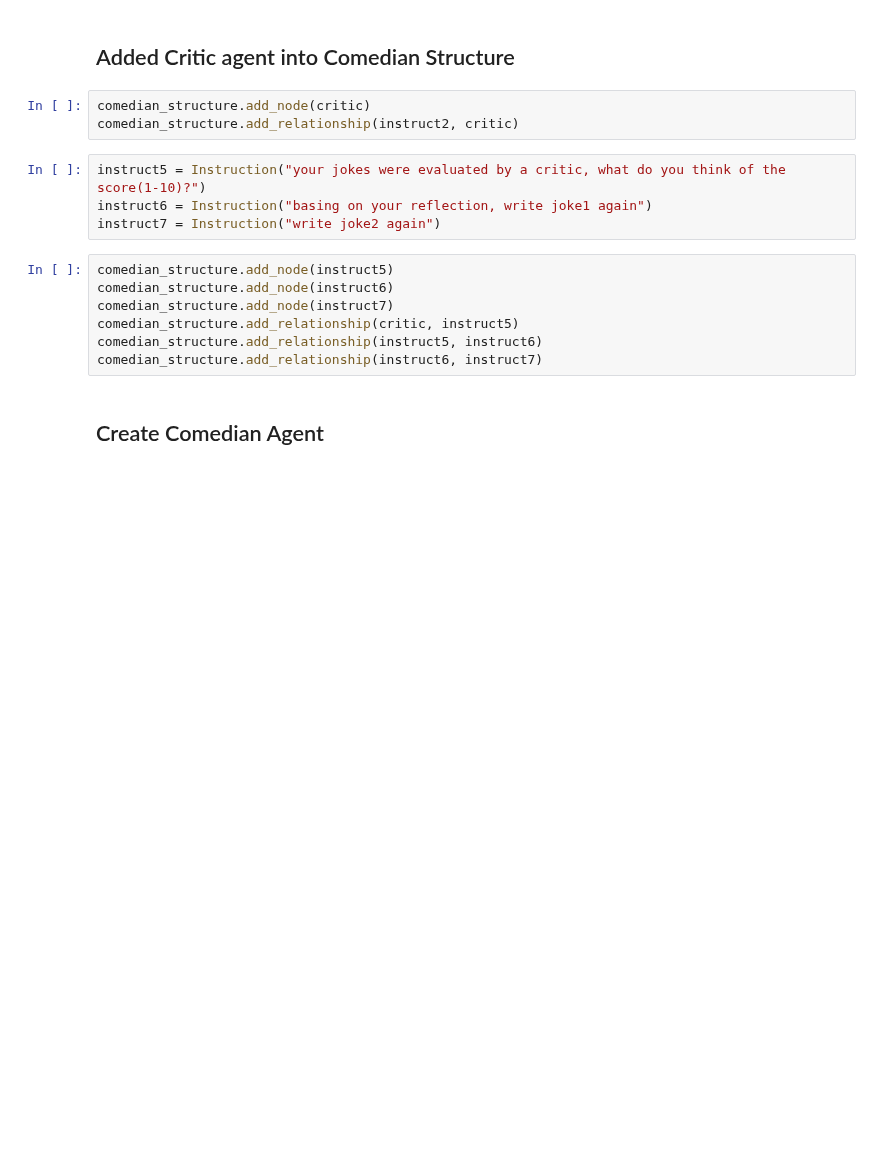
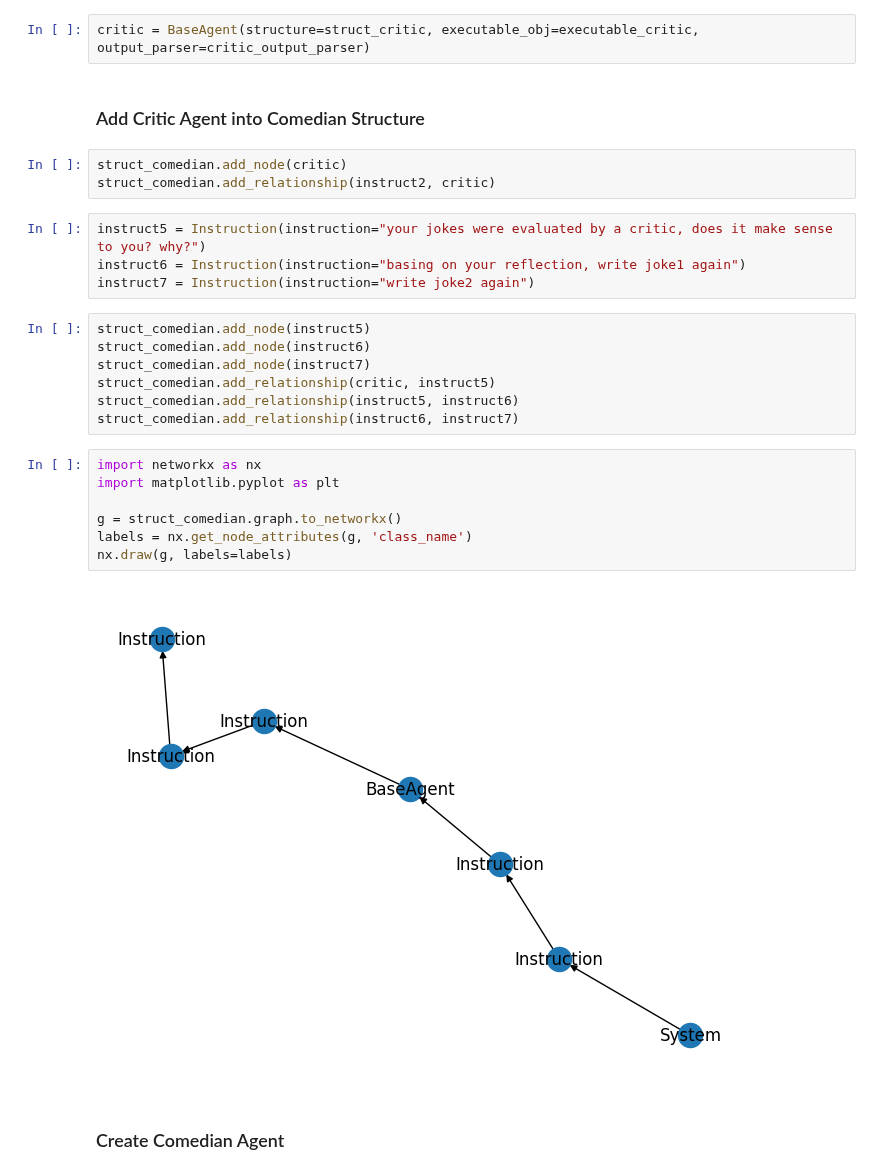
Before and after one commit to lion-agi/lionagi, a Jupyter notebook: notebooks/lion_agent.ipynb, the cells around one changed output. Saved outputs shown, nothing was run; the diff lists cells and outputs as text; blank space fills up the shorter version.

Commit message:
Update Agent Notebooks

```diff
--- a/notebooks/lion_agent.ipynb
+++ b/notebooks/lion_agent.ipynb
@@ -44,20 +40,31 @@ critic = BaseAgent(
+# %%
+critic = BaseAgent(structure=struct_critic, executable_obj=executable_critic, output_parser=critic_output_parser)
 # %% [markdown]
-## Added Critic agent into Comedian Structure
+### Add Critic Agent into Comedian Structure
 # %%
-comedian_structure.add_node(critic)
-comedian_structure.add_relationship(instruct2, critic)
+struct_comedian.add_node(critic)
+struct_comedian.add_relationship(instruct2, critic)
 # %%
-instruct5 = Instruction("your jokes were evaluated by a critic, what do you think of the score(1-10)?")
-instruct6 = Instruction("basing on your reflection, write joke1 again")
-instruct7 = Instruction("write joke2 again")
+instruct5 = Instruction(instruction="your jokes were evaluated by a critic, does it make sense to you? why?")
+instruct6 = Instruction(instruction="basing on your reflection, write joke1 again")
+instruct7 = Instruction(instruction="write joke2 again")
 # %%
-comedian_structure.add_node(instruct5)
-comedian_structure.add_node(instruct6)
-comedian_structure.add_node(instruct7)
-comedian_structure.add_relationship(critic, instruct5)
-comedian_structure.add_relationship(instruct5, instruct6)
-comedian_structure.add_relationship(instruct6, instruct7)
+struct_comedian.add_node(instruct5)
+struct_comedian.add_node(instruct6)
+struct_comedian.add_node(instruct7)
+struct_comedian.add_relationship(critic, instruct5)
+struct_comedian.add_relationship(instruct5, instruct6)
+struct_comedian.add_relationship(instruct6, instruct7)
+# %%
+import networkx as nx
+import matplotlib.pyplot as plt
+
+g = struct_comedian.graph.to_networkx()
+labels = nx.get_node_attributes(g, 'class_name')
+nx.draw(g, labels=labels)
+# %% [output]
+[figure, added]
 # %% [markdown]
-## Create Comedian Agent
+### Create Comedian Agent
 # %%
 ## output_parser_func parameter: agent self
```
Also changed, not shown: parts of 16 cells of this notebook, 5 other files.
